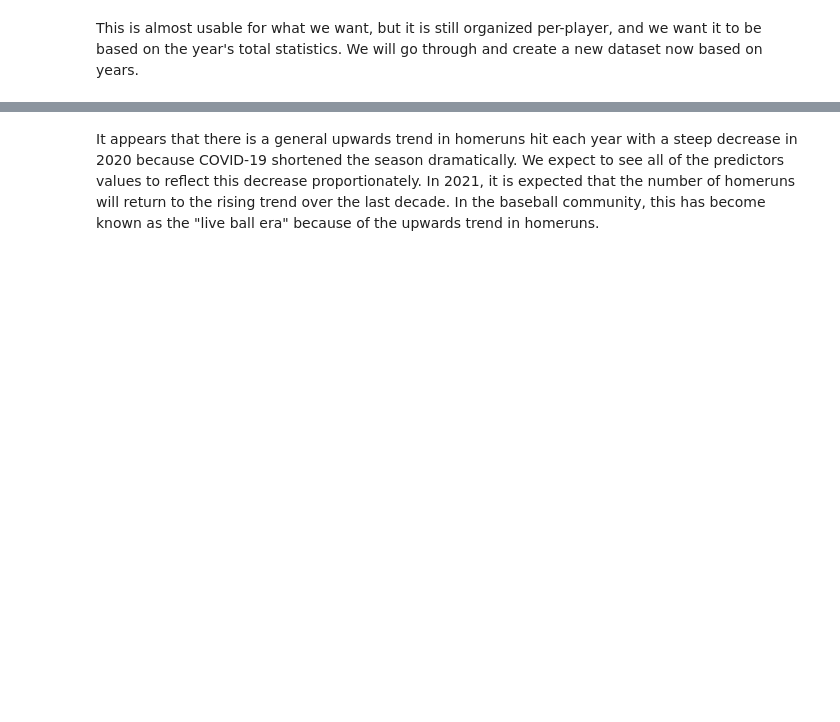
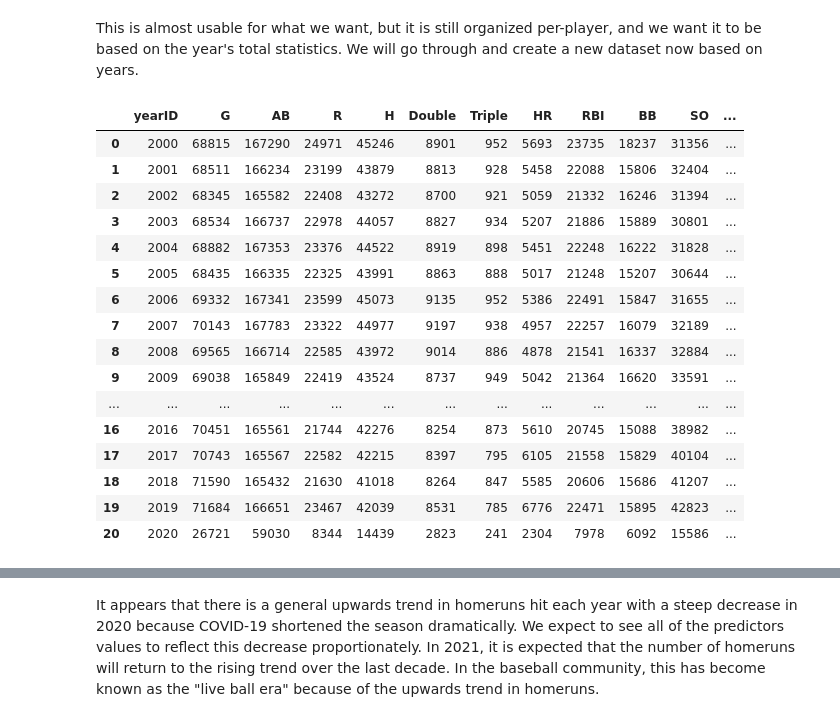
Before and after one commit to dswetlik/BaseballHRPrediction, a Jupyter notebook: BaseballReport.ipynb, the cells around one changed output, grey strips where cells are left out. Saved outputs shown, nothing was run; the diff lists cells and outputs as text; code cells hidden in the pictures; blank space fills up the shorter version.

```diff
--- a/BaseballReport.ipynb
+++ b/BaseballReport.ipynb
@@ -103,53 +108,72 @@ for i in range(2000,2021):
     for j in baseballYear['AB'].values():
         AB += j
     R = 0
     for j in baseballYear['R'].values():
         R += j
     H = 0
     for j in baseballYear['H'].values():
         H += j
     Double = 0
     for j in baseballYear['Double'].values():
         Double += j
     Triple = 0
     for j in baseballYear['Triple'].values():
         Triple += j
     HR = 0
     for j in baseballYear['HR'].values():
         HR += j
     RBI = 0
     for j in baseballYear['RBI'].values():
         RBI += j
-    SB = 0
-    for j in baseballYear['SB'].values():
-        SB += j
-    CS = 0
-    for j in baseballYear['CS'].values():
-        CS += j
+   # SB = 0
+   # for j in baseballYear['SB'].values():
+      #  SB += j
+   # CS = 0
+   # for j in baseballYear['CS'].values():
+    #    CS += j
     BB = 0
     for j in baseballYear['BB'].values():
         BB += j
     SO = 0
     for j in baseballYear['SO'].values():
         SO += j
     IBB = 0
     for j in baseballYear['IBB'].values():
         IBB += j
-    HBP = 0
-    for j in baseballYear['HBP'].values():
-        HBP += j
-    SH = 0
-    for j in baseballYear['SH'].values():
-        SH += j
-    SF = 0
-    for j in baseballYear['SF'].values():
-        SF += j
-    GIDP = 0
-    for j in baseballYear['GIDP'].values():
-        GIDP += j
-    baseballYearTotal.append([i,G,AB,R,H,Double,Triple,HR,RBI,SB,CS,BB,SO,IBB,HBP,SH,SF,GIDP])
-
-newBaseball = pd.DataFrame(baseballYearTotal, columns=['yearID','G','AB','R','H','Double','Triple','HR','RBI','SB','CS','BB','SO','IBB','HBP','SH','SF','GIDP'])
+   # HBP = 0
+    #for j in baseballYear['HBP'].values():
+     #   HBP += j
+    #SH = 0
+   # for j in baseballYear['SH'].values():
+    #    SH += j
+   # SF = 0
+   # for j in baseballYear['SF'].values():
+    #    SF += j
+   # GIDP = 0
+   # for j in baseballYear['GIDP'].values():
+   #     GIDP += j
+   # baseballYearTotal.append([i,G,AB,R,H,Double,Triple,HR,RBI,SB,CS,BB,SO,IBB,HBP,SH,SF,GIDP])
+    baseballYearTotal.append([i,G,AB,R,H,Double,Triple,HR,RBI,BB,SO,IBB])
+#newBaseball = pd.DataFrame(baseballYearTotal, columns=['yearID','G','AB','R','H','Double','Triple','HR','RBI','SB','CS','BB','SO','IBB','HBP','SH','SF','GIDP'])
+newBaseball = pd.DataFrame(baseballYearTotal, columns=['yearID','G','AB','R','H','Double','Triple','HR','RBI','BB','SO','IBB'])
 newBaseball
+# %% [output]
+|  | yearID | G | AB | R | H | Double | Triple | HR | RBI | BB | SO | ... |
+| 0 | 2000 | 68815 | 167290 | 24971 | 45246 | 8901 | 952 | 5693 | 23735 | 18237 | 31356 | ... |
+| 1 | 2001 | 68511 | 166234 | 23199 | 43879 | 8813 | 928 | 5458 | 22088 | 15806 | 32404 | ... |
+| 2 | 2002 | 68345 | 165582 | 22408 | 43272 | 8700 | 921 | 5059 | 21332 | 16246 | 31394 | ... |
+| 3 | 2003 | 68534 | 166737 | 22978 | 44057 | 8827 | 934 | 5207 | 21886 | 15889 | 30801 | ... |
+| 4 | 2004 | 68882 | 167353 | 23376 | 44522 | 8919 | 898 | 5451 | 22248 | 16222 | 31828 | ... |
+| 5 | 2005 | 68435 | 166335 | 22325 | 43991 | 8863 | 888 | 5017 | 21248 | 15207 | 30644 | ... |
+| 6 | 2006 | 69332 | 167341 | 23599 | 45073 | 9135 | 952 | 5386 | 22491 | 15847 | 31655 | ... |
+| 7 | 2007 | 70143 | 167783 | 23322 | 44977 | 9197 | 938 | 4957 | 22257 | 16079 | 32189 | ... |
+| 8 | 2008 | 69565 | 166714 | 22585 | 43972 | 9014 | 886 | 4878 | 21541 | 16337 | 32884 | ... |
+| 9 | 2009 | 69038 | 165849 | 22419 | 43524 | 8737 | 949 | 5042 | 21364 | 16620 | 33591 | ... |
+| ... | ... | ... | ... | ... | ... | ... | ... | ... | ... | ... | ... | ... |
+| 16 | 2016 | 70451 | 165561 | 21744 | 42276 | 8254 | 873 | 5610 | 20745 | 15088 | 38982 | ... |
+| 17 | 2017 | 70743 | 165567 | 22582 | 42215 | 8397 | 795 | 6105 | 21558 | 15829 | 40104 | ... |
+| 18 | 2018 | 71590 | 165432 | 21630 | 41018 | 8264 | 847 | 5585 | 20606 | 15686 | 41207 | ... |
+| 19 | 2019 | 71684 | 166651 | 23467 | 42039 | 8531 | 785 | 6776 | 22471 | 15895 | 42823 | ... |
+| 20 | 2020 | 26721 | 59030 | 8344 | 14439 | 2823 | 241 | 2304 | 7978 | 6092 | 15586 | ... |
 # %%
 newBaseball.plot.bar(x='yearID', y='HR', rot=90)
```
Also changed, not shown: parts of 5 cells of this notebook.
